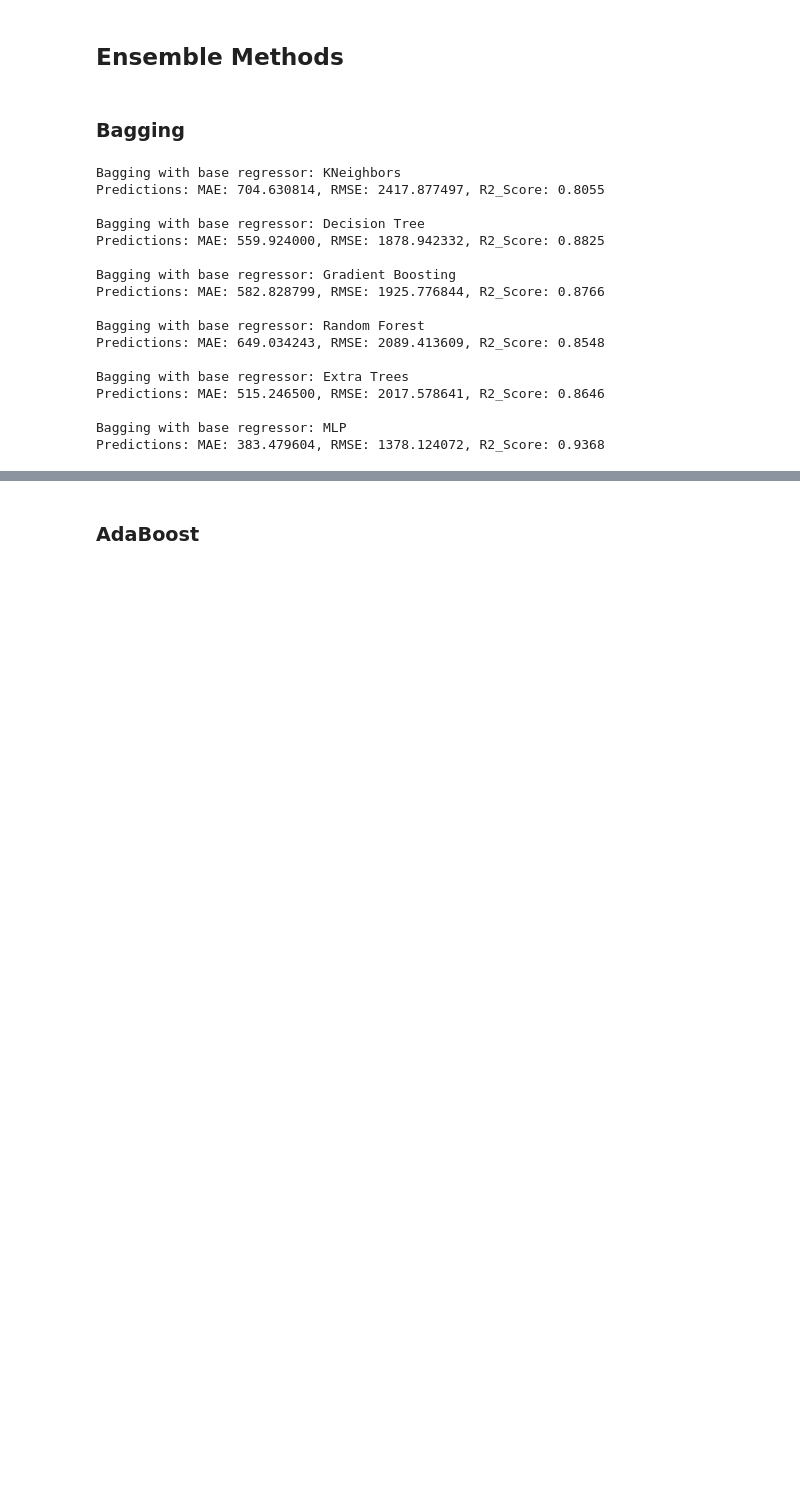
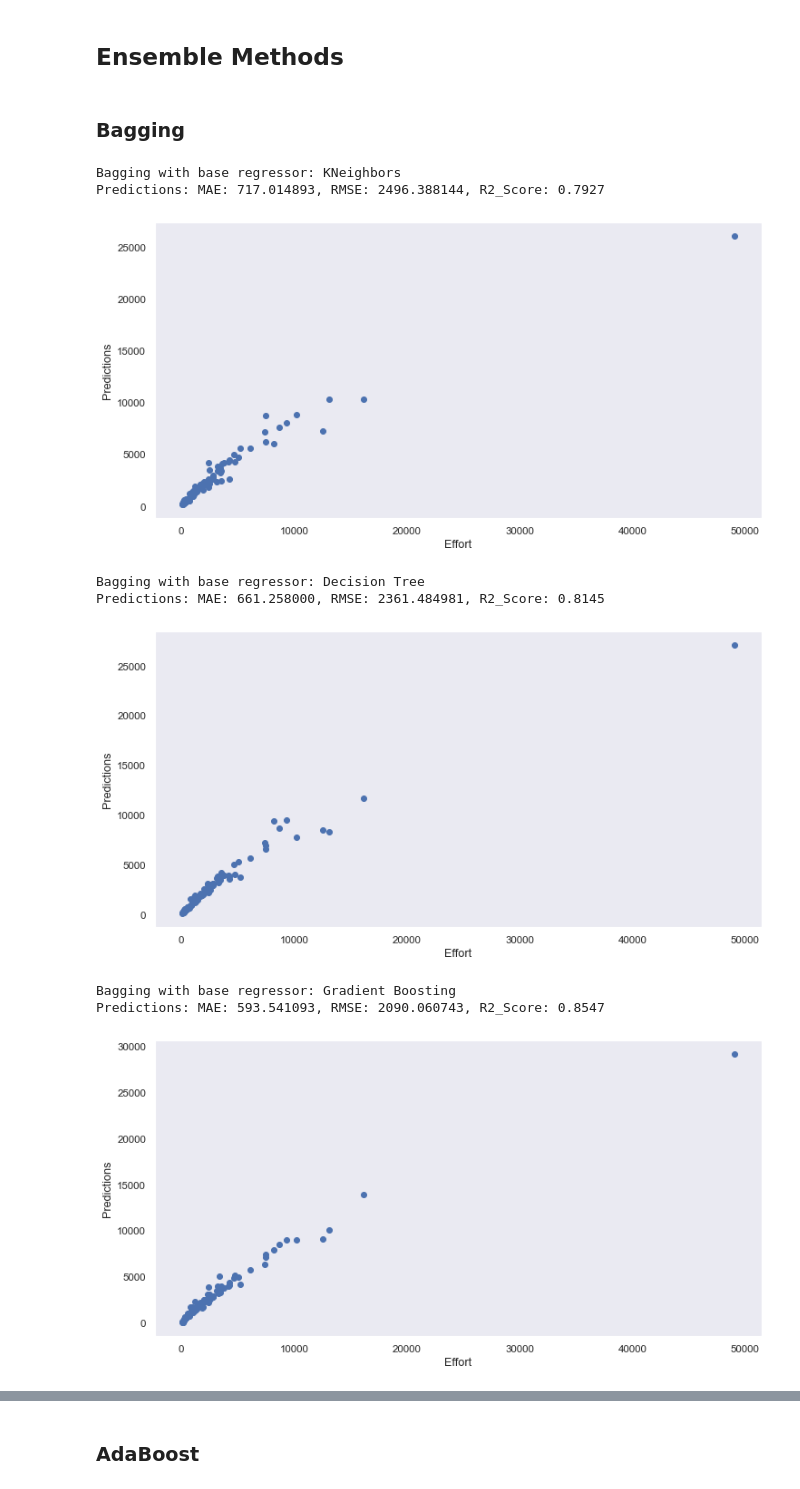
Before and after one commit to bharatnilam/Software-Effort-Estimation-Using-Machine-Learning-Techniques, a Jupyter notebook: China/ch_effort_estimation_final.ipynb, the cells around one changed output, grey strips where cells are left out. Drawn from its saved outputs; the diff is of its cells as text; code cells hidden in the pictures; blank space fills up the shorter version.

```diff
--- a/China/ch_effort_estimation_final.ipynb
+++ b/China/ch_effort_estimation_final.ipynb
@@ -470,34 +490,33 @@ dt = DecisionTreeRegressor(criterion='mae', max_features='auto')
 gb = GradientBoostingRegressor(alpha=0.5, criterion='mae', max_features='auto')
 rf = RandomForestRegressor(criterion='mae', n_estimators=70)
 et = ExtraTreesRegressor(n_estimators=70)
-mlp = MLPRegressor(alpha=0.001, hidden_layer_sizes=(6, 6), max_iter=5000, solver='lbfgs')
+mlp = MLPRegressor(alpha=0.001, early_stopping=True, hidden_layer_sizes=(6, 6), max_iter=2000, solver='lbfgs')
 # %% [markdown]
 ### Bagging
 # %%
 estimators = [kn, dt, gb, rf, et, mlp]
 es_names = ['KNeighbors', 'Decision Tree', 'Gradient Boosting', 'Random Forest', 'Extra Trees', 'MLP']
 for name, estimator in zip(es_names, estimators):
     print('Bagging with base regressor: {}'.format(name))
     bag = BaggingRegressor(base_estimator=estimator)
     bag.fit(X2_train_sc, y2_train)
     bag_predict = bag.predict(X2_test_sc)
     bag_score = (metrics.mean_absolute_error(y2_test, bag_predict), np.sqrt(metrics.mean_squared_error(y2_test, bag_predict)), metrics.r2_score(y2_test, bag_predict))
     print('Predictions: MAE: {:.6f}, RMSE: {:.6f}, R2_Score: {:.4f}\n'.format(bag_score[0], bag_score[1], bag_score[2]))
+
+    fig = plt.figure(figsize=(12, 6))
+    plt.scatter(y2_test, bag_predict)
+    plt.xlabel('Effort')
+    plt.ylabel('Predictions')
+    plt.grid()
+    plt.show()
 # %% [output]
 Bagging with base regressor: KNeighbors
-Predictions: MAE: 704.630814, RMSE: 2417.877497, R2_Score: 0.8055
-
-Bagging with base regressor: Decision Tree
-Predictions: MAE: 559.924000, RMSE: 1878.942332, R2_Score: 0.8825
-
-Bagging with base regressor: Gradient Boosting
-Predictions: MAE: 582.828799, RMSE: 1925.776844, R2_Score: 0.8766
-
-Bagging with base regressor: Random Forest
-Predictions: MAE: 649.034243, RMSE: 2089.413609, R2_Score: 0.8548
-
-Bagging with base regressor: Extra Trees
-Predictions: MAE: 515.246500, RMSE: 2017.578641, R2_Score: 0.8646
-
-Bagging with base regressor: MLP
-Predictions: MAE: 383.479604, RMSE: 1378.124072, R2_Score: 0.9368
+Predictions: MAE: 717.014893, RMSE: 2496.388144, R2_Score: 0.7927
+[figure, added]
+Bagging with base regressor: Decision Tree
+Predictions: MAE: 661.258000, RMSE: 2361.484981, R2_Score: 0.8145
+[figure, added]
+Bagging with base regressor: Gradient Boosting
+Predictions: MAE: 593.541093, RMSE: 2090.060743, R2_Score: 0.8547
+[figure, added]
```
Also changed, not shown: parts of 25 cells of this notebook.
